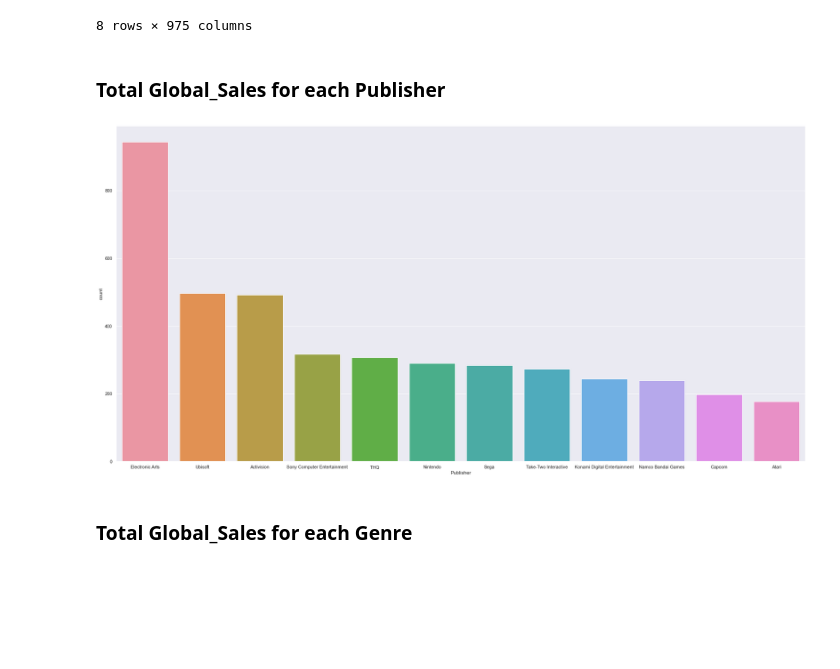
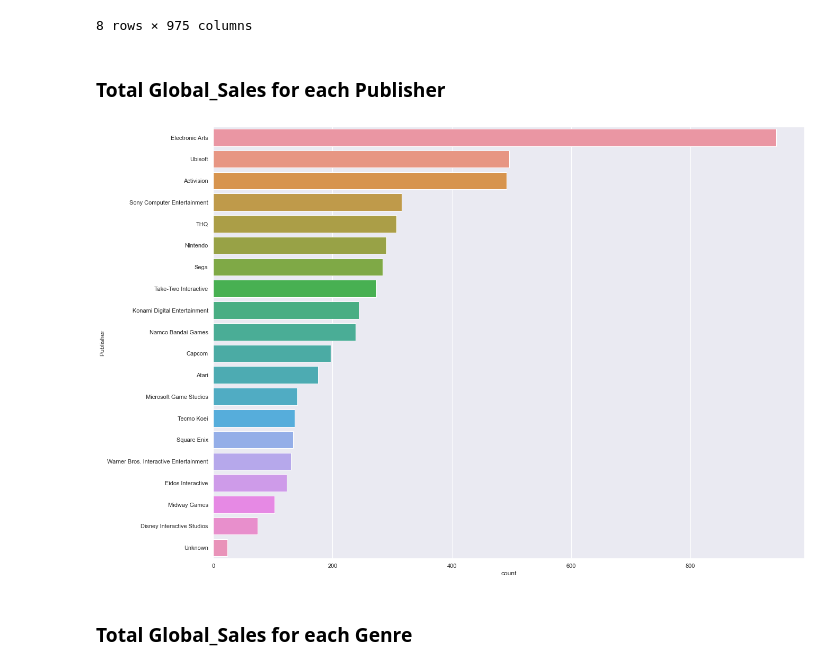
Before and after one commit to dihcuierc/Game_Analysis, a Jupyter notebook: NoteBooks/2. Data Visual.ipynb, the cells around one changed output. Cells and saved outputs as stored; diff of their text form; code cells hidden in the pictures; blank space fills up the shorter version.

```diff
--- a/NoteBooks/2. Data Visual.ipynb
+++ b/NoteBooks/2. Data Visual.ipynb
@@ -37,12 +37,12 @@ mainData.describe()
 | 75% | 2010.000000 | 0.470000 | 0.250000 | 0.020000 | 0.090000 | 0.920000 | 81.000000 | 42.000000 | ... |
 | max | 2016.000000 | 15.680000 | 12.760000 | 6.500000 | 10.570000 | 35.520000 | 98.000000 | 113.000000 | ... |
 8 rows × 975 columns
-# %% [markdown]
-### Total Global_Sales for each Publisher
-# %%
-a = plt.figure(figsize=(30, 15))
-ax = sb.countplot(x="Publisher", data=mainData, order=mainData.Publisher.value_counts().iloc[:12].index,orient = 'h')
-# %% [output]
-[figure, removed]
+# %% [markdown]
+### Total Global_Sales for each Publisher
+# %%
+a = plt.figure(figsize=(20, 15))
+ax = sb.countplot(y="Publisher", data=mainData, order=mainData.Publisher.value_counts().iloc[:20].index,orient = 'h')
+# %% [output]
+[figure, added]
 # %% [markdown]
 ### Total Global_Sales for each Genre
```
Also changed, not shown: parts of 12 cells of this notebook.
